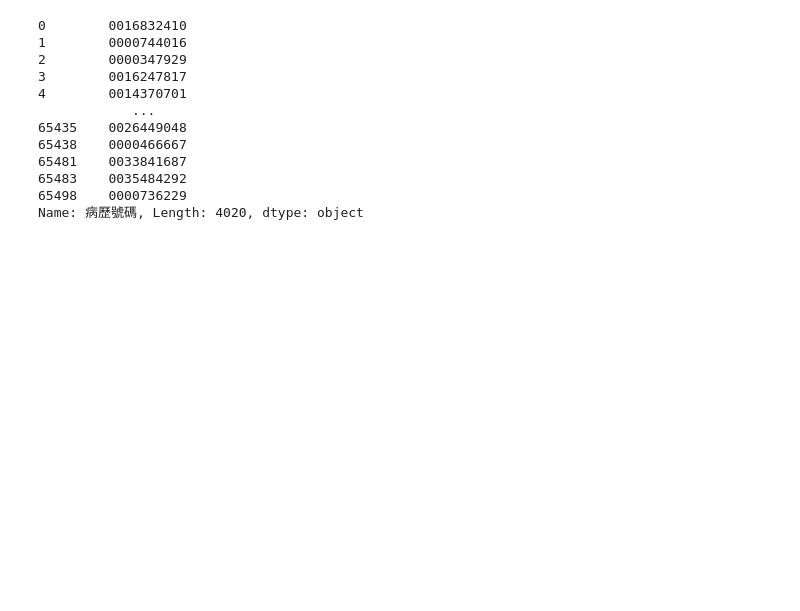
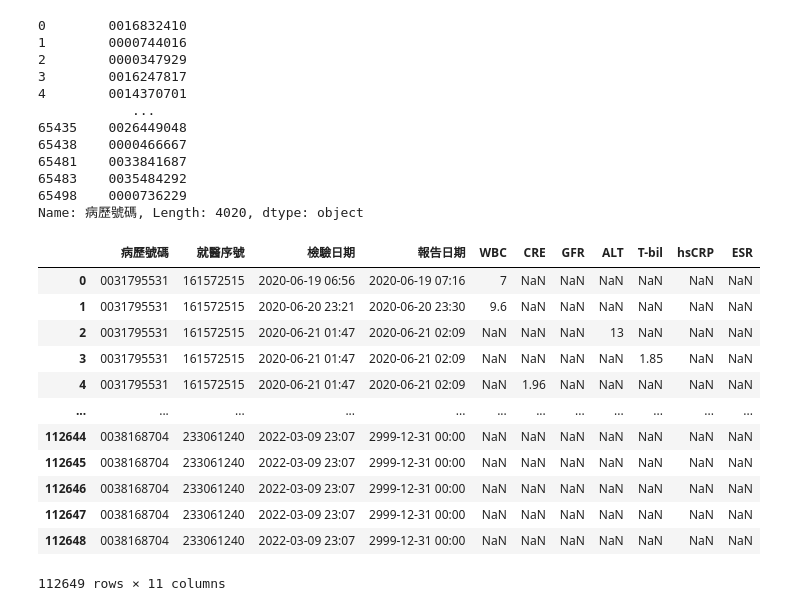
Before and after one commit to ChunWeiPeng/CMUH, a Jupyter notebook: CDSS_20220322.ipynb, the cells around one changed output. Cells and saved outputs as stored; diff of their text form; code cells hidden in the pictures; blank space fills up the shorter version.

```diff
--- a/CDSS_20220322.ipynb
+++ b/CDSS_20220322.ipynb
@@ -354,3 +383,19 @@ None
 65483    0035484292
 65498    0000736229
 Name: 病歷號碼, Length: 4020, dtype: object
+# %%
+examValue
+# %% [output]
+|  | 病歷號碼 | 就醫序號 | 檢驗日期 | 報告日期 | WBC | CRE | GFR | ALT | T-bil | hsCRP | ESR |
+| 0 | 0031795531 | 161572515 | 2020-06-19 06:56 | 2020-06-19 07:16 | 7 | NaN | NaN | NaN | NaN | NaN | NaN |
+| 1 | 0031795531 | 161572515 | 2020-06-20 23:21 | 2020-06-20 23:30 | 9.6 | NaN | NaN | NaN | NaN | NaN | NaN |
+| 2 | 0031795531 | 161572515 | 2020-06-21 01:47 | 2020-06-21 02:09 | NaN | NaN | NaN | 13 | NaN | NaN | NaN |
+| 3 | 0031795531 | 161572515 | 2020-06-21 01:47 | 2020-06-21 02:09 | NaN | NaN | NaN | NaN | 1.85 | NaN | NaN |
+| 4 | 0031795531 | 161572515 | 2020-06-21 01:47 | 2020-06-21 02:09 | NaN | 1.96 | NaN | NaN | NaN | NaN | NaN |
+| ... | ... | ... | ... | ... | ... | ... | ... | ... | ... | ... | ... |
+| 112644 | 0038168704 | 233061240 | 2022-03-09 23:07 | 2999-12-31 00:00 | NaN | NaN | NaN | NaN | NaN | NaN | NaN |
+| 112645 | 0038168704 | 233061240 | 2022-03-09 23:07 | 2999-12-31 00:00 | NaN | NaN | NaN | NaN | NaN | NaN | NaN |
+| 112646 | 0038168704 | 233061240 | 2022-03-09 23:07 | 2999-12-31 00:00 | NaN | NaN | NaN | NaN | NaN | NaN | NaN |
+| 112647 | 0038168704 | 233061240 | 2022-03-09 23:07 | 2999-12-31 00:00 | NaN | NaN | NaN | NaN | NaN | NaN | NaN |
+| 112648 | 0038168704 | 233061240 | 2022-03-09 23:07 | 2999-12-31 00:00 | NaN | NaN | NaN | NaN | NaN | NaN | NaN |
+112649 rows × 11 columns
```
Also changed, not shown: parts of 10 cells of this notebook.
